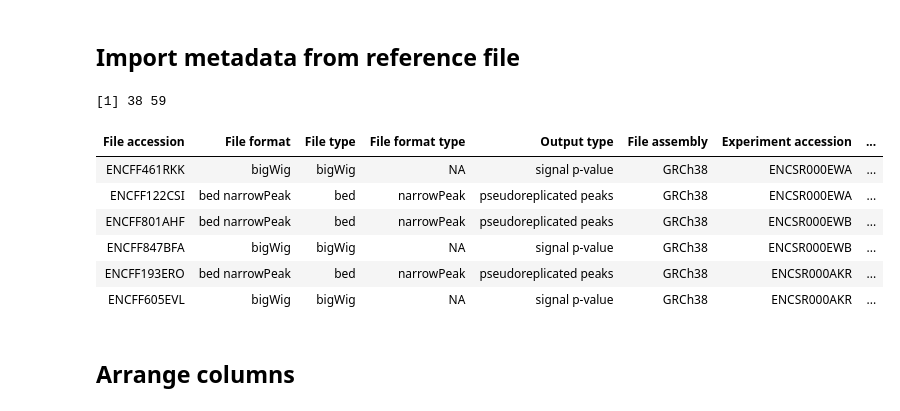
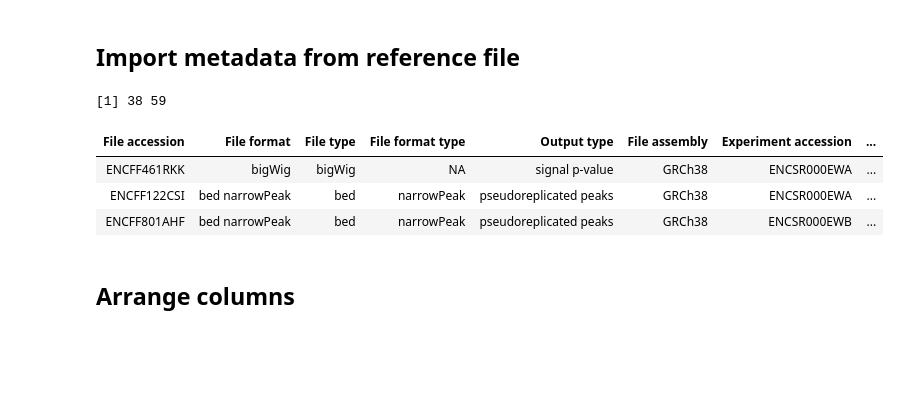
Before and after one commit to ReddyLab/Proj_ENCODE_FCC, a Jupyter notebook: notebooks/02_prepare/region_chipseq_11_histone_create_download_script_R.ipynb, the cells around one changed output. Cells and saved outputs as stored; diff of their text form; code cells hidden in the pictures; blank space fills up the shorter version.

```diff
--- a/notebooks/02_prepare/region_chipseq_11_histone_create_download_script_R.ipynb
+++ b/notebooks/02_prepare/region_chipseq_11_histone_create_download_script_R.ipynb
@@ -34,25 +34,22 @@ PROJECT REF     (FD_REF): /mount/repo/Proj_ENCODE_FCC/references
 # %%
 ### set file path
 txt_fdiry = file.path(FD_REF, "encode_chipseq_histone")
 txt_fname = "metadata.tsv"
 txt_fpath = file.path(txt_fdiry, txt_fname)
 
 ### read table
 dat = read_tsv(txt_fpath, show_col_types = FALSE)
 
 ### show and assign
 dat_metadata_import = dat
 print(dim(dat))
-fun_display_table(head(dat))
+fun_display_table(head(dat, 3))
 # %% [output]
 [1] 38 59
 | File accession | File format | File type | File format type | Output type | File assembly | Experiment accession | ... |
 | ENCFF461RKK | bigWig | bigWig | NA | signal p-value | GRCh38 | ENCSR000EWA | ... |
 | ENCFF122CSI | bed narrowPeak | bed | narrowPeak | pseudoreplicated peaks | GRCh38 | ENCSR000EWA | ... |
 | ENCFF801AHF | bed narrowPeak | bed | narrowPeak | pseudoreplicated peaks | GRCh38 | ENCSR000EWB | ... |
-| ENCFF847BFA | bigWig | bigWig | NA | signal p-value | GRCh38 | ENCSR000EWB | ... |
-| ENCFF193ERO | bed narrowPeak | bed | narrowPeak | pseudoreplicated peaks | GRCh38 | ENCSR000AKR | ... |
-| ENCFF605EVL | bigWig | bigWig | NA | signal p-value | GRCh38 | ENCSR000AKR | ... |
 # %% [markdown]
 ## Arrange columns
 # %%
```
Also changed, not shown: parts of 3 cells of this notebook, 9 other files.
